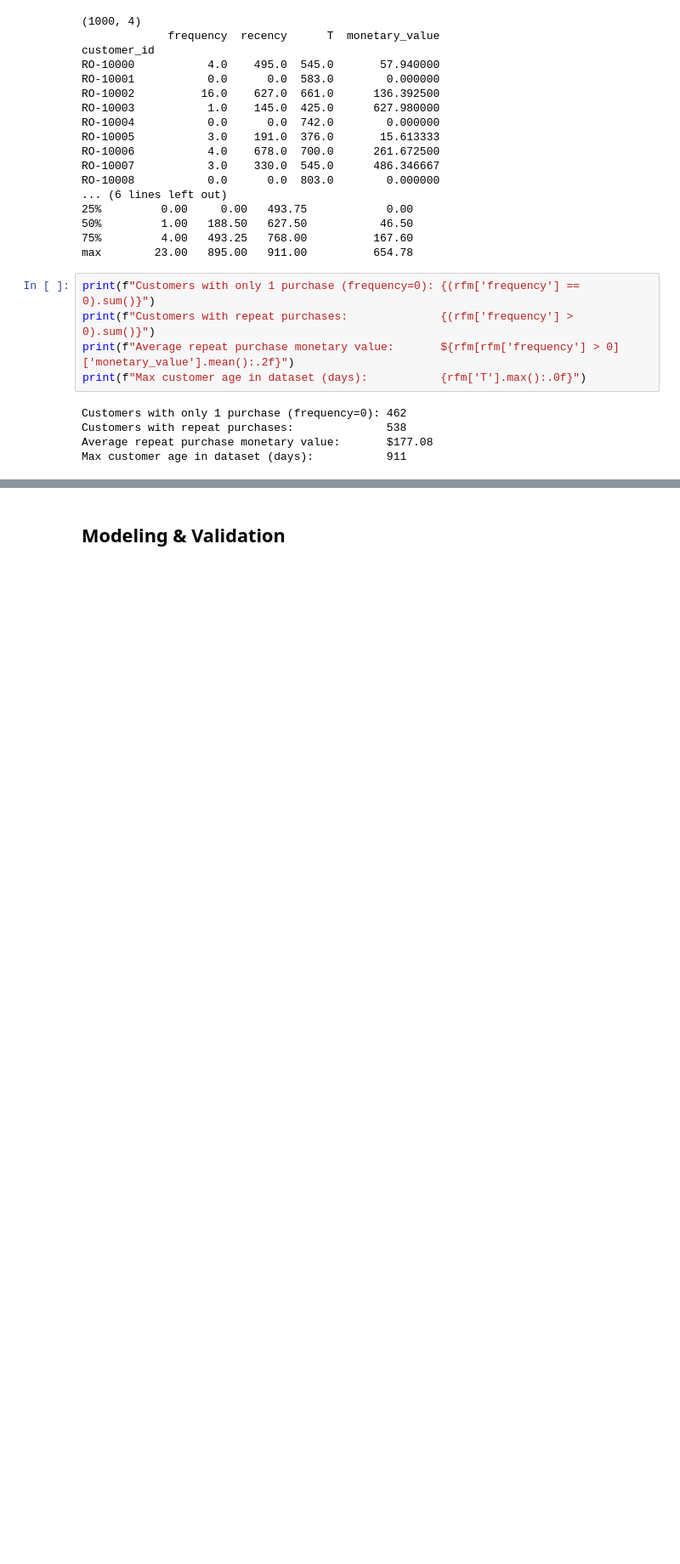
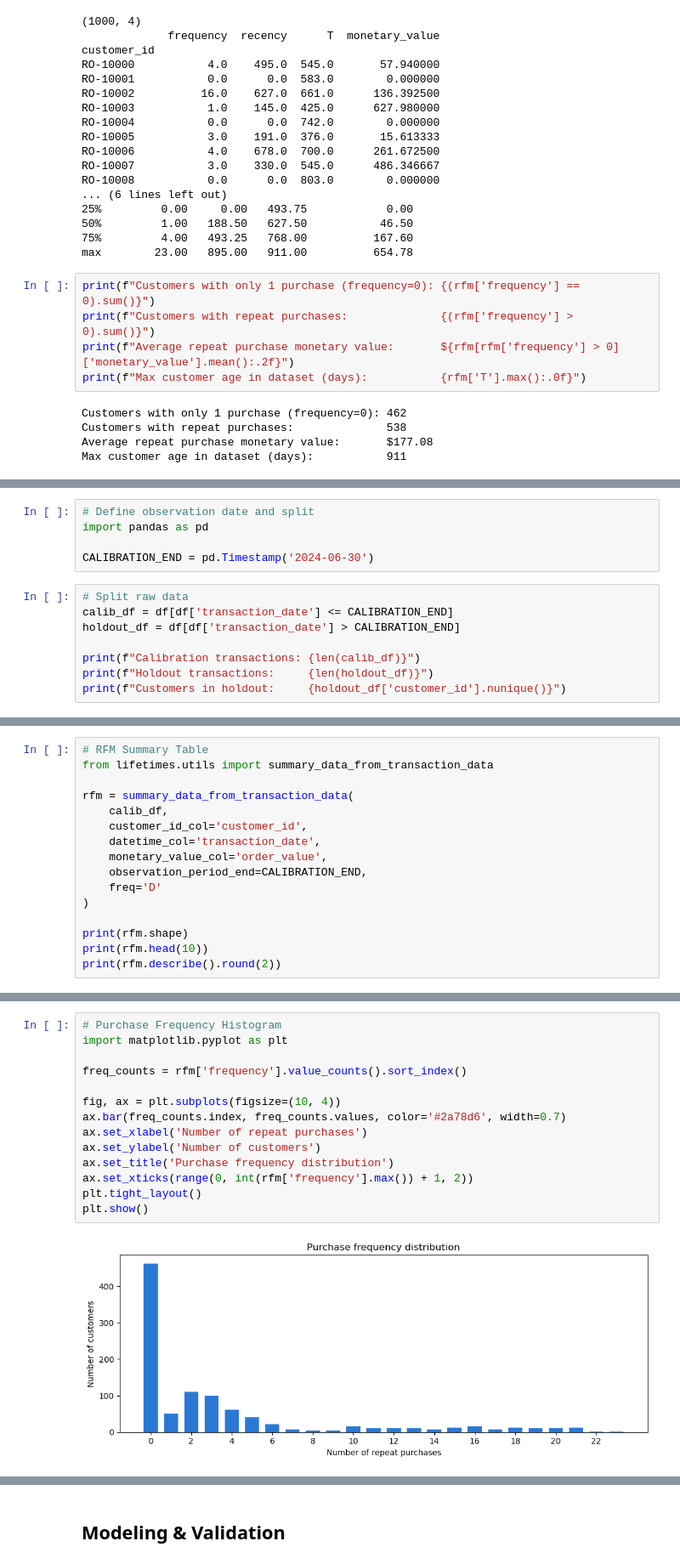
Before and after one commit to jwalluww/MarketingScience, a Jupyter notebook: ltv-hierarchical/notebooks/ltv_hierarchical_model.ipynb, the cells around one changed output, grey strips where cells are left out. Shown at 85% size. Drawn from its saved outputs; the diff is of its cells as text; blank space fills up the shorter version.

```diff
--- a/ltv-hierarchical/notebooks/ltv_hierarchical_model.ipynb
+++ b/ltv-hierarchical/notebooks/ltv_hierarchical_model.ipynb
@@ -126,0 +137,13 @@ Max customer age in dataset (days):           911
+# %%
+# Define observation date and split
+import pandas as pd
+
+CALIBRATION_END = pd.Timestamp('2024-06-30')
+# %%
+# Split raw data
+calib_df = df[df['transaction_date'] <= CALIBRATION_END]
+holdout_df = df[df['transaction_date'] > CALIBRATION_END]
+
+print(f"Calibration transactions: {len(calib_df)}")
+print(f"Holdout transactions:     {len(holdout_df)}")
+print(f"Customers in holdout:     {holdout_df['customer_id'].nunique()}")
@@ -126,0 +154,16 @@ Max customer age in dataset (days):           911
+# %%
+# RFM Summary Table
+from lifetimes.utils import summary_data_from_transaction_data
+
+rfm = summary_data_from_transaction_data(
+    calib_df,
+    customer_id_col='customer_id',
+    datetime_col='transaction_date',
+    monetary_value_col='order_value',
+    observation_period_end=CALIBRATION_END,
+    freq='D'
+)
+
+print(rfm.shape)
+print(rfm.head(10))
+print(rfm.describe().round(2))
@@ -126,0 +222,16 @@ Max customer age in dataset (days):           911
+# %%
+# Purchase Frequency Histogram
+import matplotlib.pyplot as plt
+
+freq_counts = rfm['frequency'].value_counts().sort_index()
+
+fig, ax = plt.subplots(figsize=(10, 4))
+ax.bar(freq_counts.index, freq_counts.values, color='#2a78d6', width=0.7)
+ax.set_xlabel('Number of repeat purchases')
+ax.set_ylabel('Number of customers')
+ax.set_title('Purchase frequency distribution')
+ax.set_xticks(range(0, int(rfm['frequency'].max()) + 1, 2))
+plt.tight_layout()
+plt.show()
+# %% [output]
+[figure, added]
```
Also changed, not shown: parts of 21 cells of this notebook, 1 other file.
